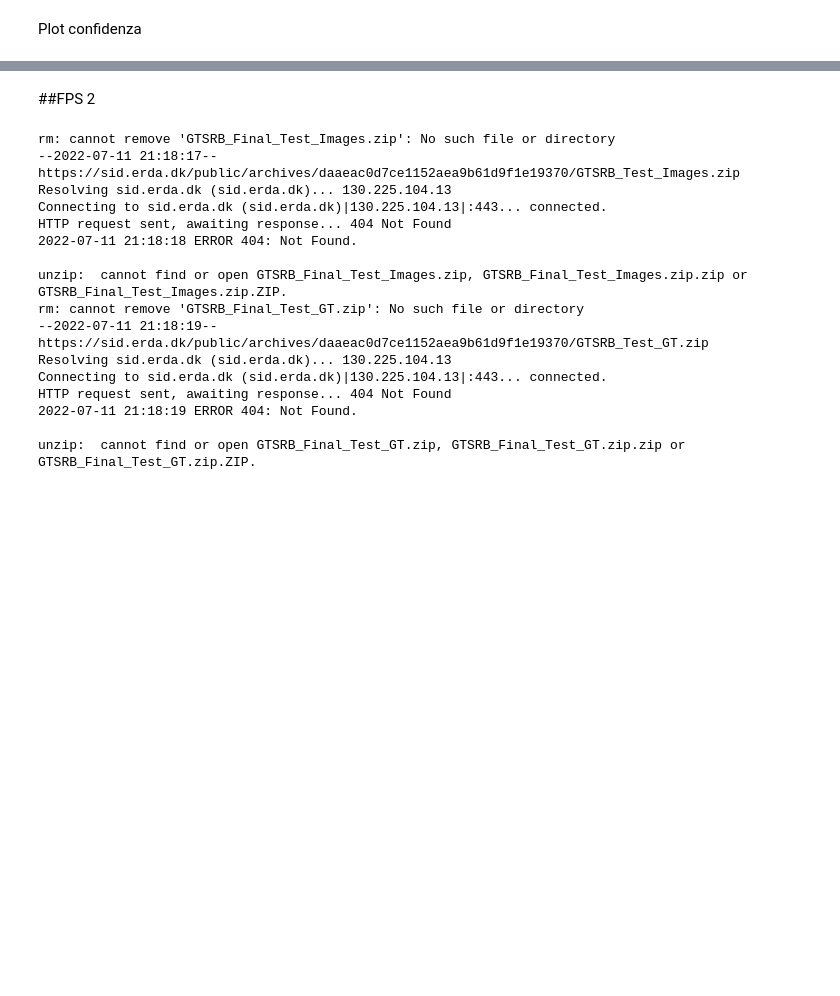
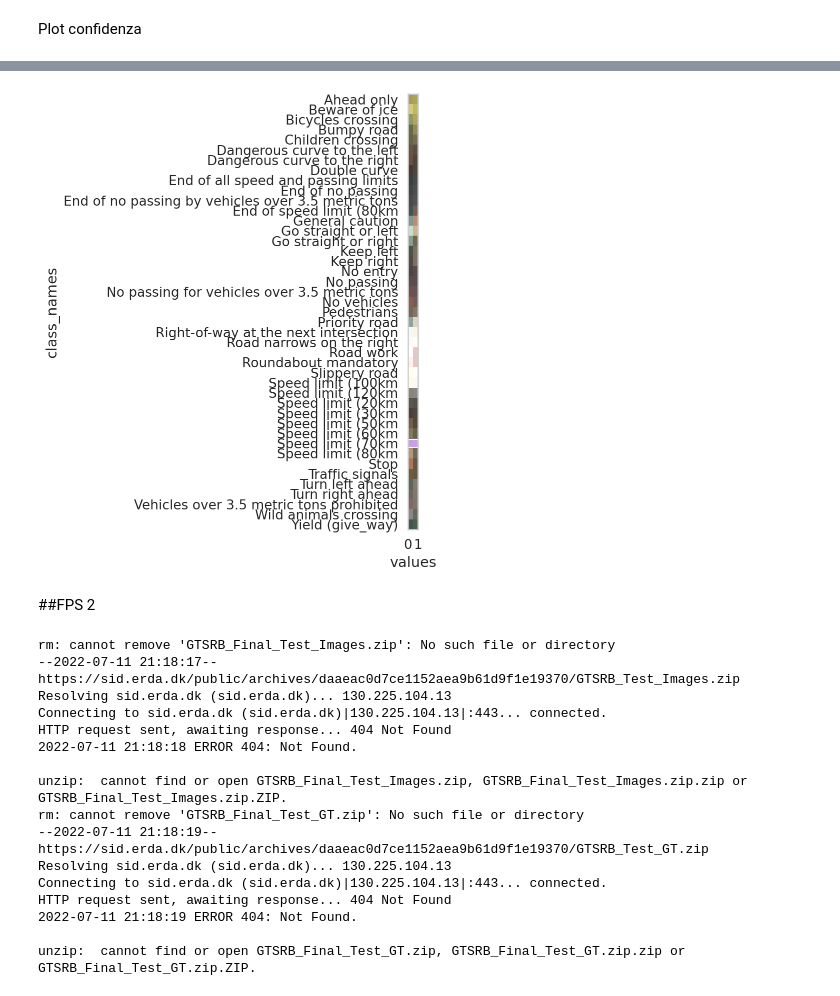
Before and after one commit to DavideEspositoPelella/LAB-IAGI, a Jupyter notebook: Traffic_Sign_Recognition.ipynb, the cells around one changed output, grey strips where cells are left out. Saved outputs shown, nothing was run; the diff lists cells and outputs as text; code cells hidden in the pictures; blank space fills up the shorter version.

```diff
--- a/Traffic_Sign_Recognition.ipynb
+++ b/Traffic_Sign_Recognition.ipynb
@@ -168,7 +185,8 @@ copia immagini nelle directory per ogni classe (semplifica torchvision's dataset
 
 DATA_DIR = Path('data')
 
-DATASETS = ['train', 'val', 'test']
+#DATASETS = ['train', 'val', 'test']
+DATASETS = ['train', 'val']
 
 for ds in DATASETS:
   for cls in class_names:
@@ -299,6 +337,11 @@ imshow(out, title=[class_names[x] for x in classes])
 Il layer di output deve essere sostituito per combaciare con il numero di output ed essere addestrato
 # %%
 def create_model(net_model, n_classes):
+
+  if(net_model=='resnet18_no'):
+    model = models.resnet18(pretrained = False, progress = True)
+    n_features = model.fc.in_features
+    model.fc = nn.Linear(n_features, n_classes)
 
   if(net_model=='resnet18'):
     model = models.resnet18(pretrained = True, progress = True)
@@ -1011,3 +1070,20 @@ AttributeError: ignored
+# %%
+
+#show_image('GTSRB/Final_Test/Images/00000.ppm')
+
+#pred = predict_proba(base_model, 'stop-sign.jpg')
+
+
+import cv2
+import matplotlib.pyplot as plt
+img = cv2.imread("GTSRB/Final_Test/Images/04781.ppm")
+img = cv2.cvtColor(img,cv2.COLOR_BGR2RGB)
+show_image(img)
+print()
+pred_temp = predict_proba(base_model, 'GTSRB/Final_Test/Images/04781.ppm')
+show_prediction_confidence(pred_temp, class_names)
+# %% [output]
+[figure, added]
 # %% [markdown]
 ##FPS 2
 # %%
```
Also changed, not shown: parts of 33 cells of this notebook, 1 other file.
